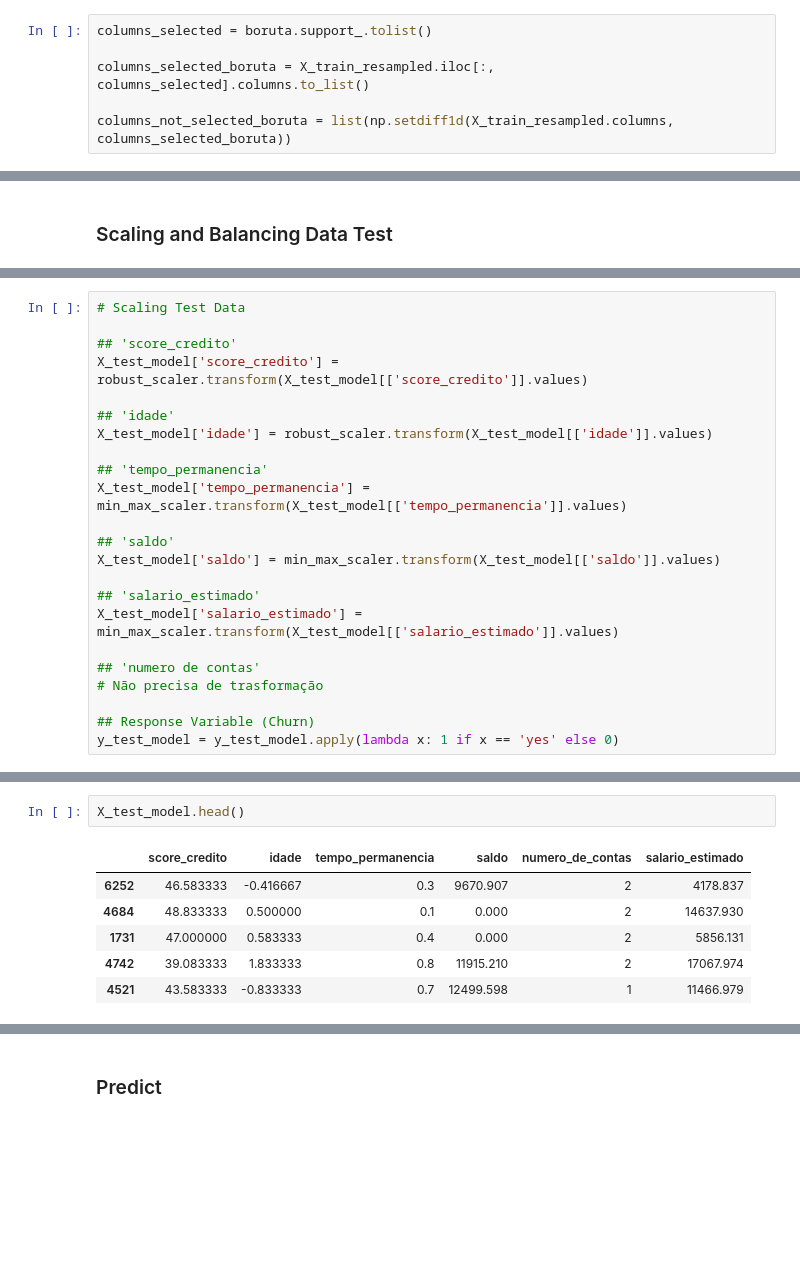
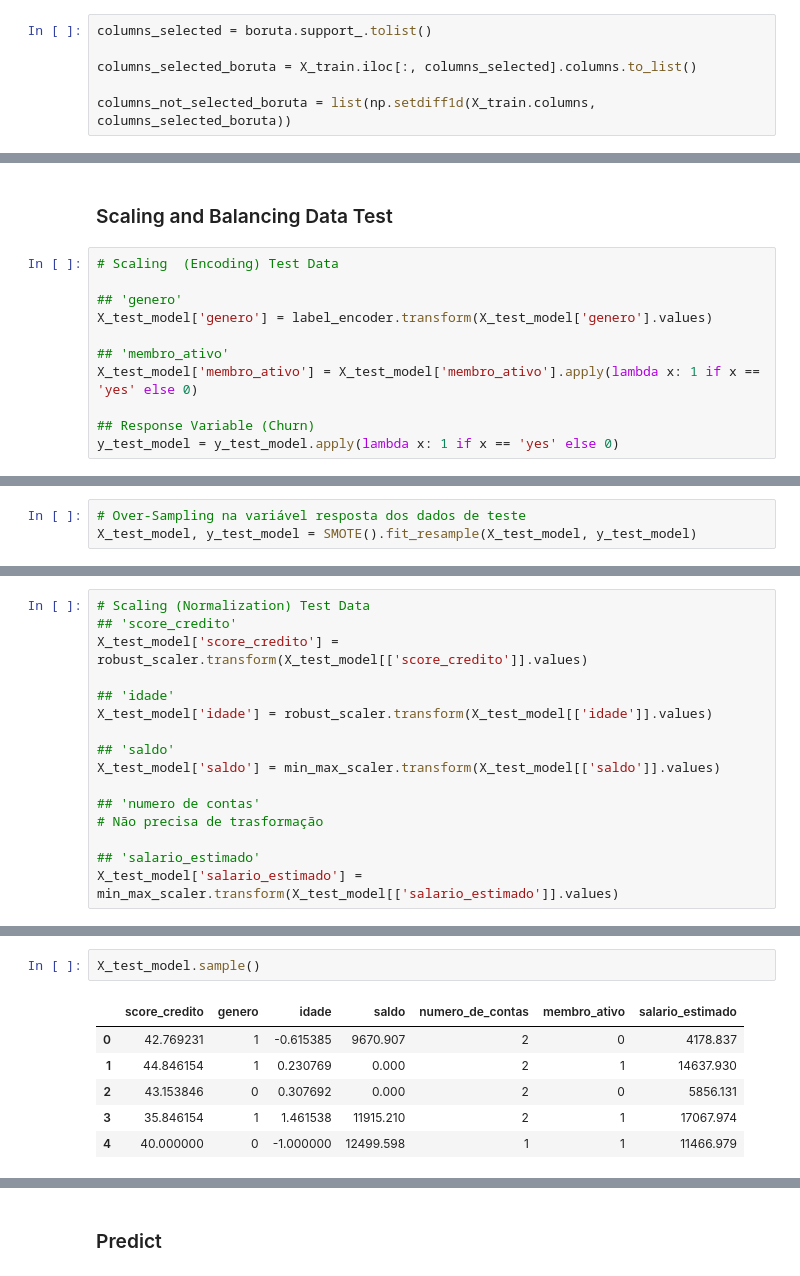
Before and after one commit to rodrigo-rngl/data-science-portfolio, a Jupyter notebook: top-bank-churn-predict/notebooks/Project Clients Churn Predict - V1.ipynb, the cells around one changed output, grey strips where cells are left out. Saved outputs shown, nothing was run; the diff lists cells and outputs as text; blank space fills up the shorter version.

Commit message:
moving data balancing to before encoding in V1

```diff
--- a/top-bank-churn-predict/notebooks/Project Clients Churn Predict - V1.ipynb
+++ b/top-bank-churn-predict/notebooks/Project Clients Churn Predict - V1.ipynb
@@ -825,9 +817,9 @@ Rejected:       4
 # %%
 columns_selected = boruta.support_.tolist()
 
-columns_selected_boruta = X_train_resampled.iloc[:, columns_selected].columns.to_list()
+columns_selected_boruta = X_train.iloc[:, columns_selected].columns.to_list()
 
-columns_not_selected_boruta = list(np.setdiff1d(X_train_resampled.columns, columns_selected_boruta))
+columns_not_selected_boruta = list(np.setdiff1d(X_train.columns, columns_selected_boruta))
 # %%
 columns_selected_boruta
 # %% [output]
@@ -868,2 +861,13 @@ outfile.close()
 # %% [markdown]
 ### Scaling and Balancing Data Test
+# %%
+# Scaling  (Encoding) Test Data
+
+## 'genero'
+X_test_model['genero'] = label_encoder.transform(X_test_model['genero'].values)
+
+## 'membro_ativo'
+X_test_model['membro_ativo'] = X_test_model['membro_ativo'].apply(lambda x: 1 if x == 'yes' else 0)
+
+## Response Variable (Churn)
+y_test_model = y_test_model.apply(lambda x: 1 if x == 'yes' else 0)
@@ -869,0 +879,3 @@ outfile.close()
+# %%
+# Over-Sampling na variável resposta dos dados de teste
+X_test_model, y_test_model = SMOTE().fit_resample(X_test_model, y_test_model)
@@ -870,23 +887,16 @@ outfile.close()
 # %%
-# Scaling Test Data
-
+# Scaling (Normalization) Test Data
 ## 'score_credito'
 X_test_model['score_credito'] = robust_scaler.transform(X_test_model[['score_credito']].values)
 
 ## 'idade'
 X_test_model['idade'] = robust_scaler.transform(X_test_model[['idade']].values)
 
-## 'tempo_permanencia'
-X_test_model['tempo_permanencia'] = min_max_scaler.transform(X_test_model[['tempo_permanencia']].values)
-
 ## 'saldo'
 X_test_model['saldo'] = min_max_scaler.transform(X_test_model[['saldo']].values)
-
-## 'salario_estimado'
-X_test_model['salario_estimado'] = min_max_scaler.transform(X_test_model[['salario_estimado']].values)
 
 ## 'numero de contas'
 # Não precisa de trasformação
 
-## Response Variable (Churn)
-y_test_model = y_test_model.apply(lambda x: 1 if x == 'yes' else 0)
+## 'salario_estimado'
+X_test_model['salario_estimado'] = min_max_scaler.transform(X_test_model[['salario_estimado']].values)
@@ -900,10 +903,10 @@ sns.countplot(x= y_test_resampled, palette= "light:b_r");
 # %%
-X_test_model.head()
+X_test_model.sample()
 # %% [output]
-|  | score_credito | idade | tempo_permanencia | saldo | numero_de_contas | salario_estimado |
-| 6252 | 46.583333 | -0.416667 | 0.3 | 9670.907 | 2 | 4178.837 |
-| 4684 | 48.833333 | 0.500000 | 0.1 | 0.000 | 2 | 14637.930 |
-| 1731 | 47.000000 | 0.583333 | 0.4 | 0.000 | 2 | 5856.131 |
-| 4742 | 39.083333 | 1.833333 | 0.8 | 11915.210 | 2 | 17067.974 |
-| 4521 | 43.583333 | -0.833333 | 0.7 | 12499.598 | 1 | 11466.979 |
+|  | score_credito | genero | idade | saldo | numero_de_contas | membro_ativo | salario_estimado |
+| 0 | 42.769231 | 1 | -0.615385 | 9670.907 | 2 | 0 | 4178.837 |
+| 1 | 44.846154 | 1 | 0.230769 | 0.000 | 2 | 1 | 14637.930 |
+| 2 | 43.153846 | 0 | 0.307692 | 0.000 | 2 | 0 | 5856.131 |
+| 3 | 35.846154 | 1 | 1.461538 | 11915.210 | 2 | 1 | 17067.974 |
+| 4 | 40.000000 | 0 | -1.000000 | 12499.598 | 1 | 1 | 11466.979 |
 # %%
```
Also changed, not shown: parts of 70 cells of this notebook.
